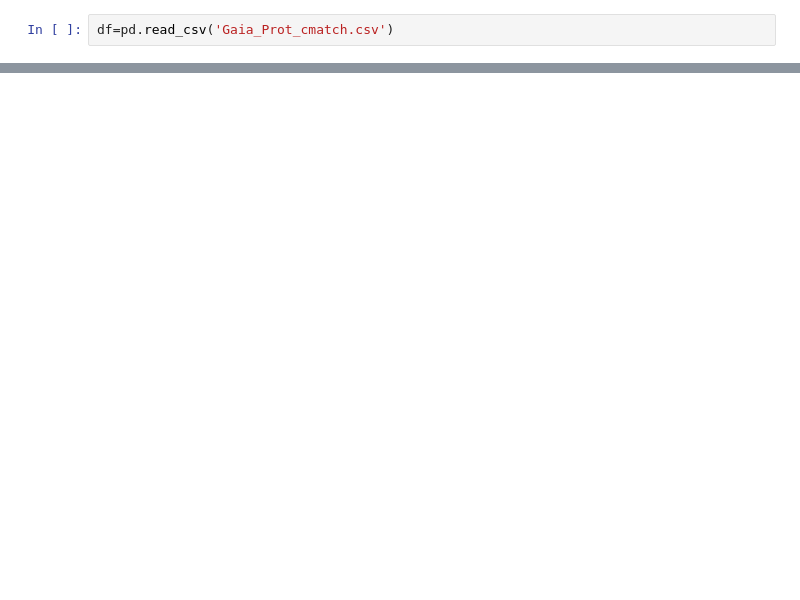
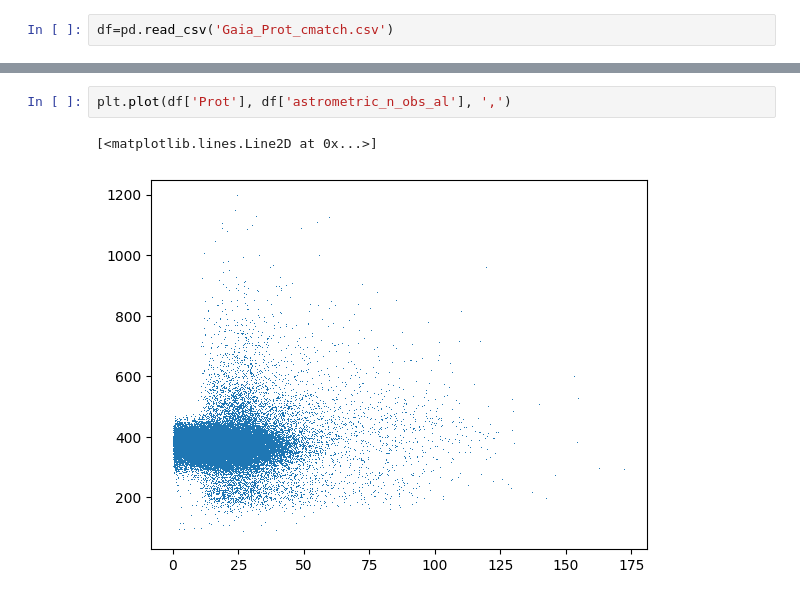
Before and after one commit to BelenKohl/SRMP, a Jupyter notebook: Dec19_Kohl.ipynb, the cells around one changed output, grey strips where cells are left out. Drawn from its saved outputs; the diff is of its cells as text; blank space fills up the shorter version.

```diff
--- a/Dec19_Kohl.ipynb
+++ b/Dec19_Kohl.ipynb
@@ -15,0 +34,5 @@ df=pd.read_csv('Gaia_Prot_cmatch.csv')
+# %%
+plt.plot(df['Prot'], df['astrometric_n_obs_al'], ',')
+# %% [output]
+[<matplotlib.lines.Line2D at 0x...>]
+[figure, added]
```
Also changed, not shown: parts of 41 cells of this notebook.
